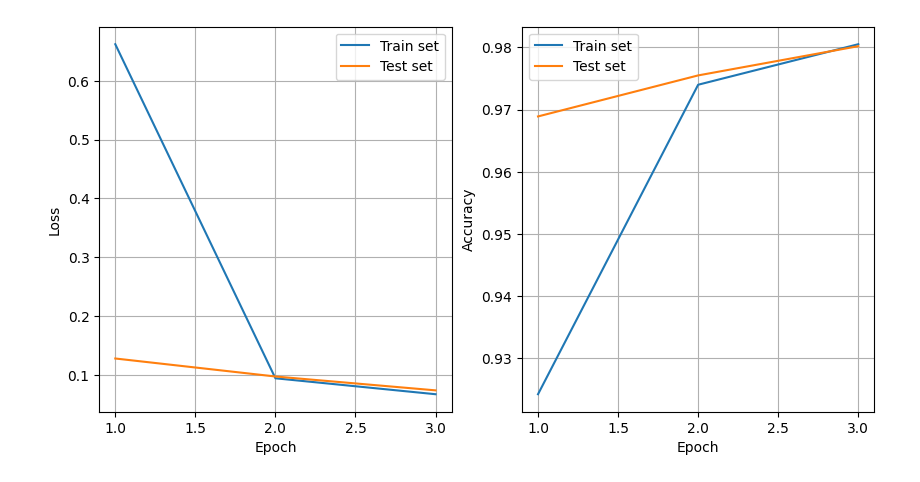
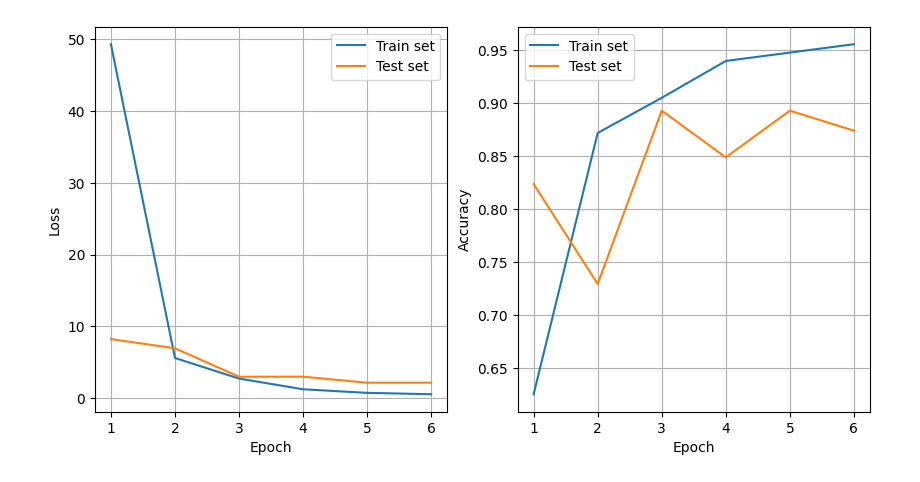
Before and after one commit to hecatommyriagon/dirty-dish-neural-network, a Jupyter notebook: src/train_model.ipynb, the cells around one changed output. Drawn from its saved outputs; the diff is of its cells as text; code cells hidden in the pictures.

Commit message:
finished model training notebook, created user interface program, and updated documentation/git files/requirements

```diff
--- a/src/train_model.ipynb
+++ b/src/train_model.ipynb
@@ -221,0 +66,14 @@ Model: "sequential"
+# %%
+# for minimally processed images
+# check the shape again after split
+print(np.shape(x_train))
+print(np.shape(y_train))
+print(np.shape(x_test))
+print(np.shape(y_test))
+
+# now we reshape y to match what is expected
+y_train = np.array(y_train).reshape(-1)
+y_test = np.array(y_test).reshape(-1)
+
+print(np.shape(y_train))
+print(np.shape(y_test))
@@ -221,0 +108,3 @@ Model: "sequential"
+# %%
+# Define how many epochs to use for both models
+n_epochs = 6
@@ -222,25 +157,26 @@ Model: "sequential"
 # %%
-# Now we'll train the CNN model.
+# Now we'll train the CNN model with raw data
+
+# In our case the " raw data " is minimally processed images
+# Due to the arch limiatations, all images have to be the same size, so we resized
+#   some and also turned to greyscale
 #
-# Because the 2D architecture of the CNN constrains the model to learn patterns
-# that exist in 2D space (e.g., nearby pixels are more likely to exhibit some
-# connectedness/pattern than distant pixles) the model learns much more quickly
-# (that is, with fewer training epochs). So we'll only train for 3 epochs this time.
-# You can increase the number of epochs if you'd like.
+#
 #
 # Also, the model expects the input samples to have a "channel" dimension, e.g.,
 # three channels (red/green/blue) for color images, 1 channel for grayscale images.
-# So we'll reshape our training images from (n_samples, 28, 28) to
-# (n_samples, 28, 28, 1).
+# So we reshape the data to have an additional channel dim
 #
-# Note that we used 'sparse_categorical_crossentropy' as the loss function,
-# which is typical for classification tasks with a softmax output activation function.
+# Note that we used 'binary_crossentropy' as the loss function given the task were doing
 
-cnn_model.compile(optimizer="adam", loss='sparse_categorical_crossentropy', metrics=['accuracy'])
-n_epochs = 3
-history = cnn_model.fit(x_train.reshape(-1, 28, 28 ,1), y_train, epochs=n_epochs,
-                        validation_data=(x_test.reshape(-1, 28, 28 ,1), y_test))
+cnn_model.compile(optimizer="adam", loss='binary_crossentropy', metrics=['accuracy'])
 
+
+history = cnn_model.fit(np.array(x_train).reshape(-1, 278, 348 ,1), y_train, epochs=n_epochs,
+                        validation_data=(np.array(x_test).reshape(-1, 278, 348 ,1), y_test))
+
+
+# this makes a nice plot
 plt.figure(figsize=(10, 5))
 plt.subplot(1, 2, 1)
 plt.plot(np.arange(1, n_epochs+1), history.history['loss'], label='Train set')
@@ -270 +212 @@ Accuracy on the final epoch of training was 98.05%
-[figure, old version]
+[figure, new version]
```
Also changed, not shown: parts of 25 cells of this notebook, 25 other files.
